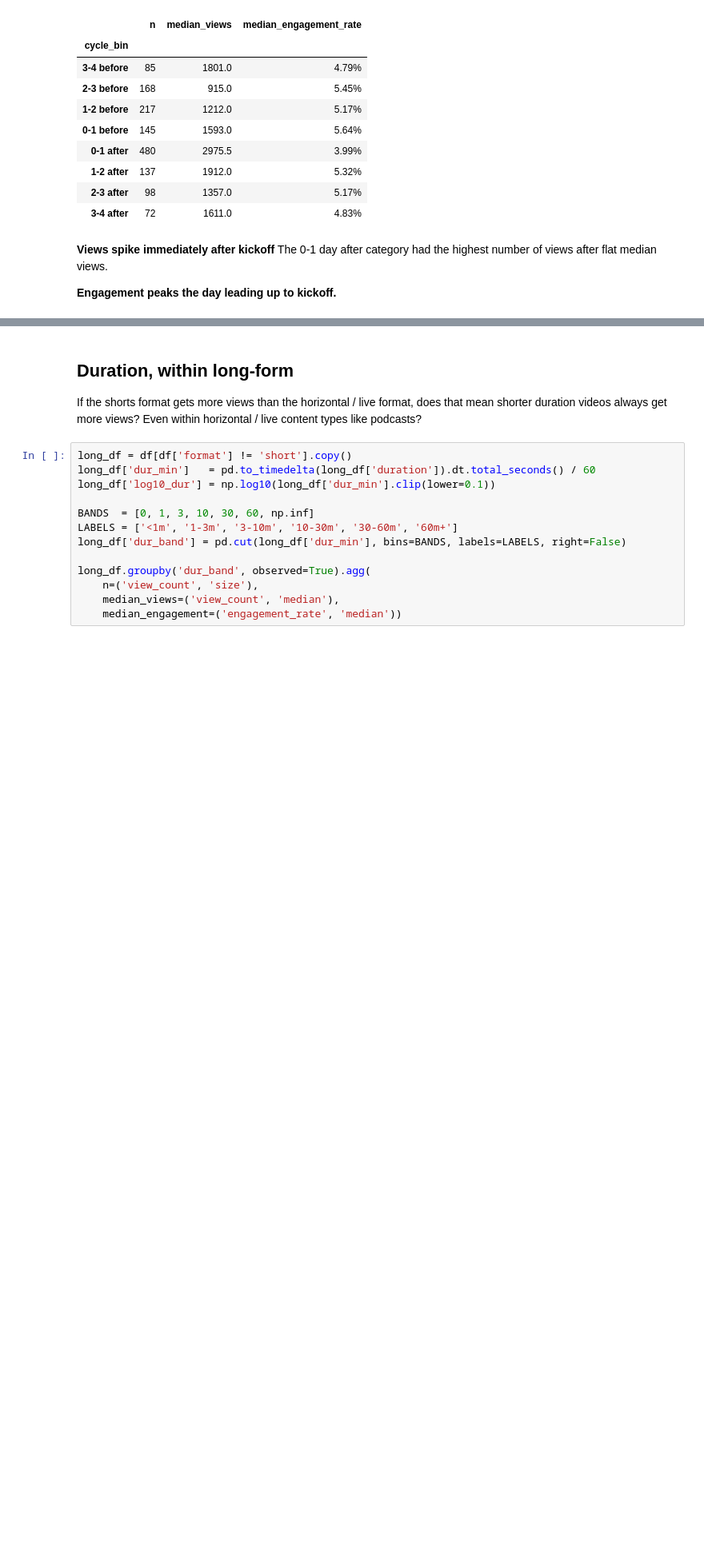
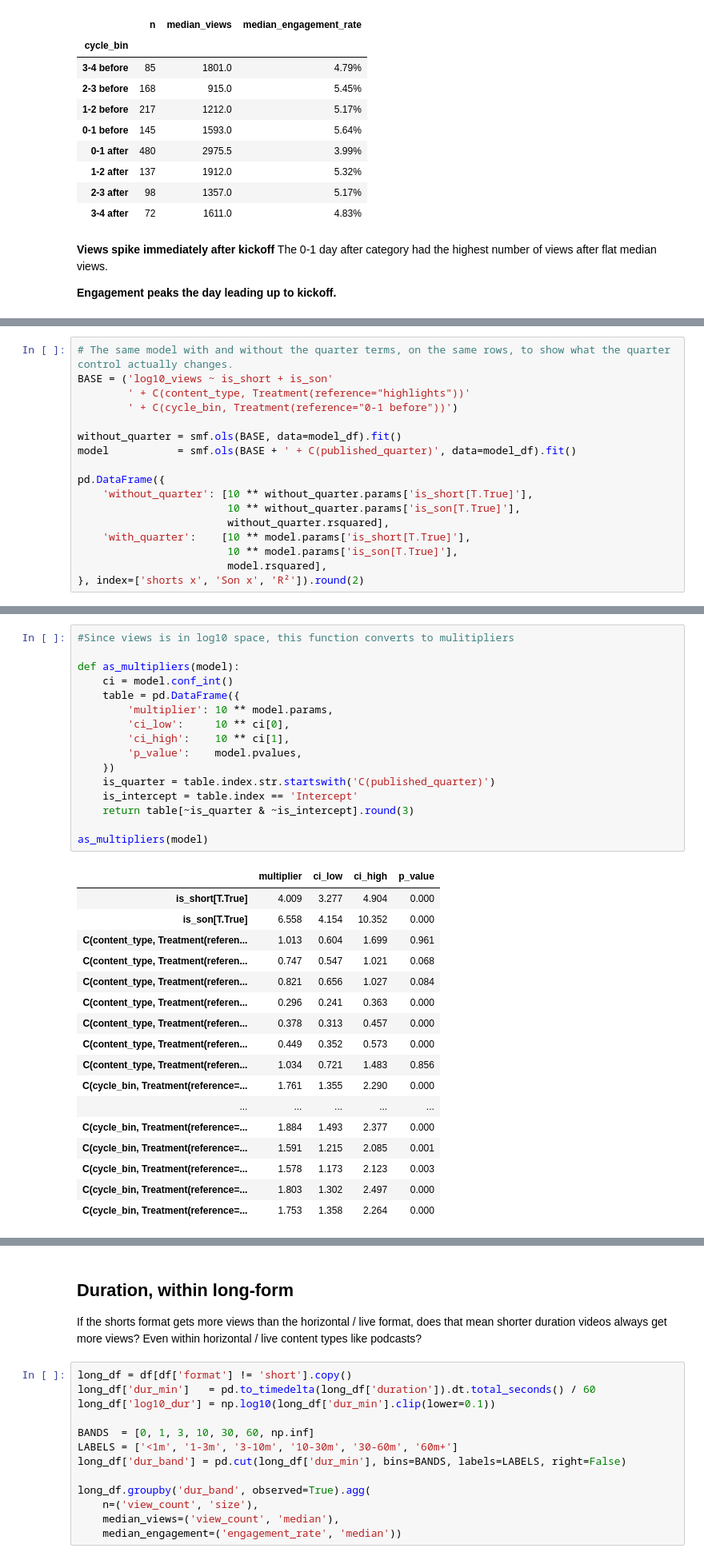
Before and after one commit to great-wave/lafc_content, a Jupyter notebook: notebooks/exploration.ipynb, the cells around one changed output, grey strips where cells are left out. Shown at 80% size. Cells and saved outputs as stored; diff of their text form; blank space fills up the shorter version.

Commit message:
modified regression models

```diff
--- a/notebooks/exploration.ipynb
+++ b/notebooks/exploration.ipynb
@@ -725,0 +727,17 @@ Notes:
+# %%
+# The same model with and without the quarter terms, on the same rows, to show what the quarter control actually changes.
+BASE = ('log10_views ~ is_short + is_son'
+        ' + C(content_type, Treatment(reference="highlights"))'
+        ' + C(cycle_bin, Treatment(reference="0-1 before"))')
+
+without_quarter = smf.ols(BASE, data=model_df).fit()
+model           = smf.ols(BASE + ' + C(published_quarter)', data=model_df).fit()
+
+pd.DataFrame({
+    'without_quarter': [10 ** without_quarter.params['is_short[T.True]'],
+                        10 ** without_quarter.params['is_son[T.True]'],
+                        without_quarter.rsquared],
+    'with_quarter':    [10 ** model.params['is_short[T.True]'],
+                        10 ** model.params['is_son[T.True]'],
+                        model.rsquared],
+}, index=['shorts x', 'Son x', 'R²']).round(2)
@@ -726 +769,35 @@ Notes:
+# %%
+#Since views is in log10 space, this function converts to mulitipliers
+
+def as_multipliers(model):
+    ci = model.conf_int()
+    table = pd.DataFrame({
+        'multiplier': 10 ** model.params,
+        'ci_low':     10 ** ci[0],
+        'ci_high':    10 ** ci[1],
+        'p_value':    model.pvalues,
+    })
+    is_quarter = table.index.str.startswith('C(published_quarter)')
+    is_intercept = table.index == 'Intercept'
+    return table[~is_quarter & ~is_intercept].round(3)
+
+as_multipliers(model)
+# %% [output]
+|  | multiplier | ci_low | ci_high | p_value |
+| is_short[T.True] | 4.009 | 3.277 | 4.904 | 0.000 |
+| is_son[T.True] | 6.558 | 4.154 | 10.352 | 0.000 |
+| C(content_type, Treatment(referen... | 1.013 | 0.604 | 1.699 | 0.961 |
+| C(content_type, Treatment(referen... | 0.747 | 0.547 | 1.021 | 0.068 |
+| C(content_type, Treatment(referen... | 0.821 | 0.656 | 1.027 | 0.084 |
+| C(content_type, Treatment(referen... | 0.296 | 0.241 | 0.363 | 0.000 |
+| C(content_type, Treatment(referen... | 0.378 | 0.313 | 0.457 | 0.000 |
+| C(content_type, Treatment(referen... | 0.449 | 0.352 | 0.573 | 0.000 |
+| C(content_type, Treatment(referen... | 1.034 | 0.721 | 1.483 | 0.856 |
+| C(cycle_bin, Treatment(reference=... | 1.761 | 1.355 | 2.290 | 0.000 |
+| ... | ... | ... | ... | ... |
+| C(cycle_bin, Treatment(reference=... | 1.884 | 1.493 | 2.377 | 0.000 |
+| C(cycle_bin, Treatment(reference=... | 1.591 | 1.215 | 2.085 | 0.001 |
+| C(cycle_bin, Treatment(reference=... | 1.578 | 1.173 | 2.123 | 0.003 |
+| C(cycle_bin, Treatment(reference=... | 1.803 | 1.302 | 2.497 | 0.000 |
+| C(cycle_bin, Treatment(reference=... | 1.753 | 1.358 | 2.264 | 0.000 |
 # %% [markdown]
```
Also changed, not shown: parts of 16 cells of this notebook.
